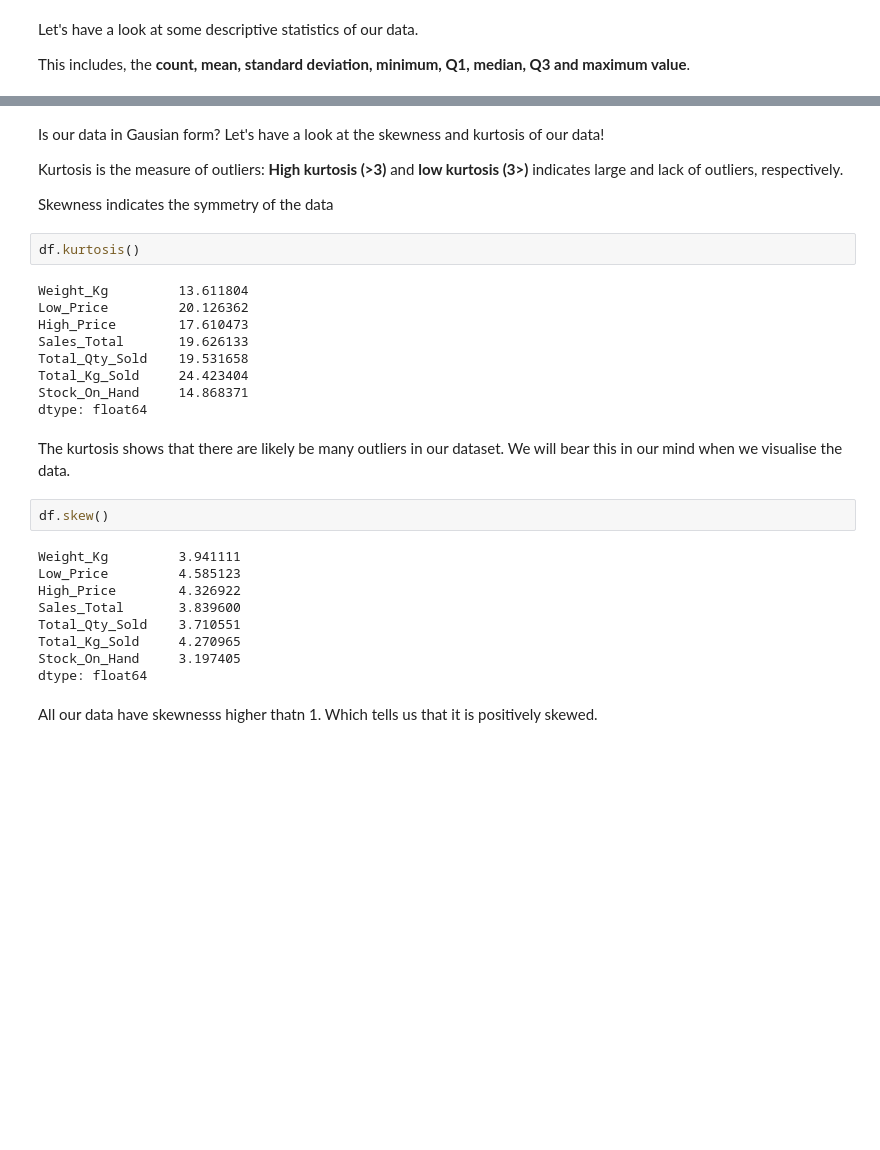
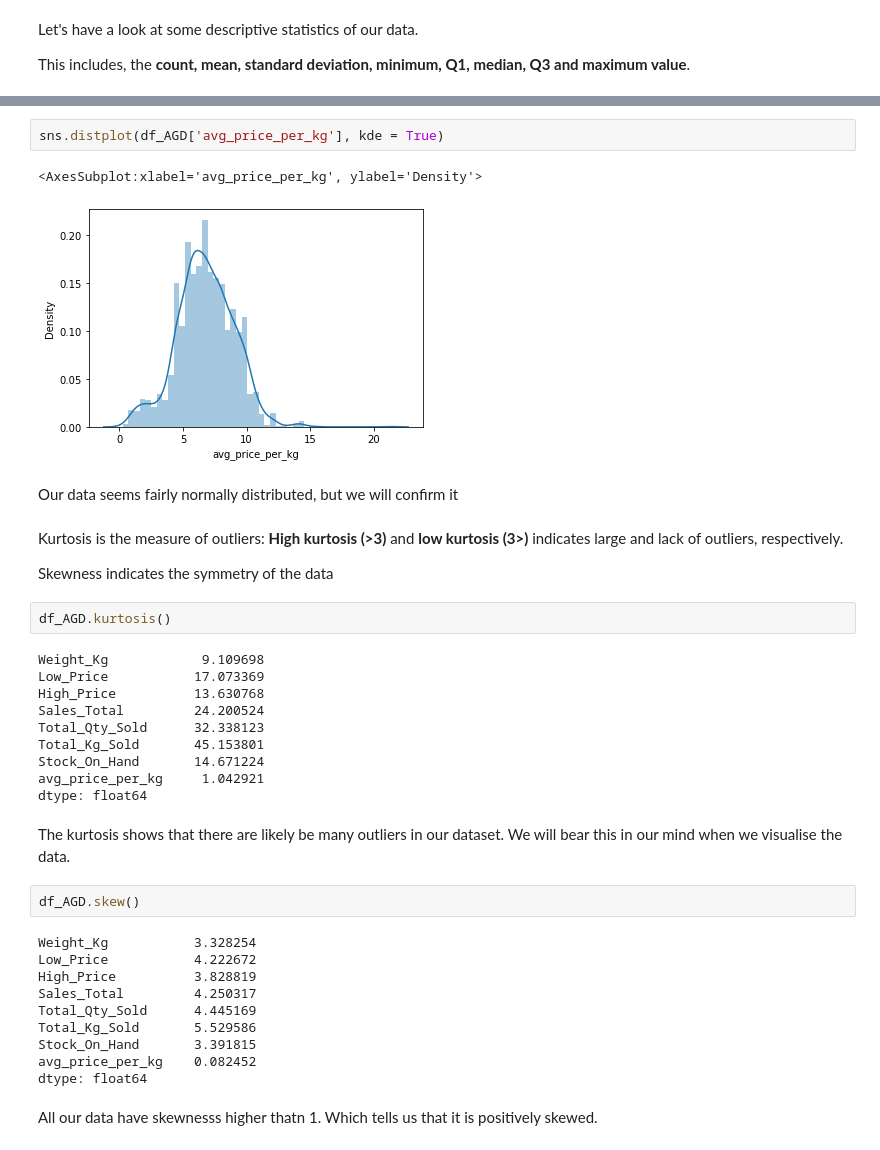
Before and after one commit to rlatndgb/EDSA-TS3-Regression, a Jupyter notebook: TS3 Regression Template.ipynb, the cells around one changed output, grey strips where cells are left out. Cells and saved outputs as stored; diff of their text form; blank space fills up the shorter version.

```diff
--- a/TS3 Regression Template.ipynb
+++ b/TS3 Regression Template.ipynb
@@ -154,32 +288,39 @@ You can also investigate the descriptive statistics of individual columns by:
+# %%
+sns.distplot(df_AGD['avg_price_per_kg'], kde = True)
+# %% [output]
+<AxesSubplot:xlabel='avg_price_per_kg', ylabel='Density'>
+[figure, added]
+# %% [markdown]
+Our data seems fairly normally distributed, but we will confirm it
 # %% [markdown]
-Is our data in Gausian form? Let's have a look at the skewness and kurtosis of our data!
-
 Kurtosis is the measure of outliers: **High kurtosis (>3)** and **low kurtosis (3>)** indicates large and lack of outliers, respectively.
 
 Skewness indicates the symmetry of the data
 # %%
-df.kurtosis()
+df_AGD.kurtosis()
 # %% [output]
-Weight_Kg         13.611804
-Low_Price         20.126362
-High_Price        17.610473
-Sales_Total       19.626133
-Total_Qty_Sold    19.531658
-Total_Kg_Sold     24.423404
-Stock_On_Hand     14.868371
+Weight_Kg            9.109698
+Low_Price           17.073369
+High_Price          13.630768
+Sales_Total         24.200524
+Total_Qty_Sold      32.338123
+Total_Kg_Sold       45.153801
+Stock_On_Hand       14.671224
+avg_price_per_kg     1.042921
 dtype: float64
 # %% [markdown]
 The kurtosis shows that there are likely be many outliers in our dataset. We will bear this in our mind when we visualise the data.
 # %%
-df.skew()
+df_AGD.skew()
 # %% [output]
-Weight_Kg         3.941111
-Low_Price         4.585123
-High_Price        4.326922
-Sales_Total       3.839600
-Total_Qty_Sold    3.710551
-Total_Kg_Sold     4.270965
-Stock_On_Hand     3.197405
+Weight_Kg           3.328254
+Low_Price           4.222672
+High_Price          3.828819
+Sales_Total         4.250317
+Total_Qty_Sold      4.445169
+Total_Kg_Sold       5.529586
+Stock_On_Hand       3.391815
+avg_price_per_kg    0.082452
 dtype: float64
 # %% [markdown]
 All our data have skewnesss higher thatn 1. Which tells us that it is positively skewed.
```
Also changed, not shown: parts of 37 cells of this notebook.
